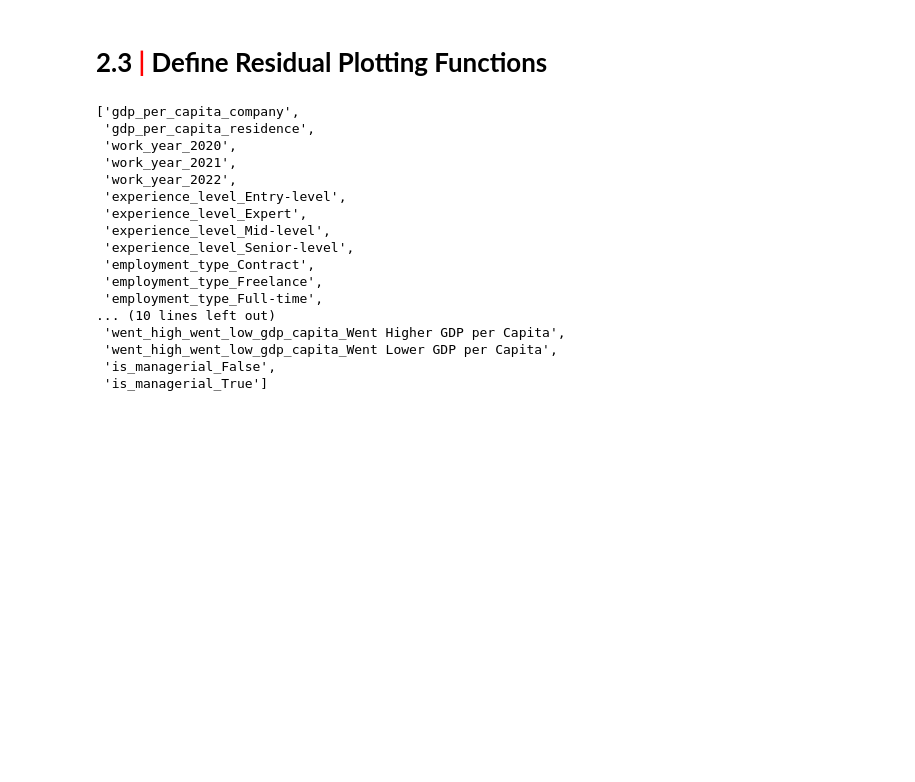
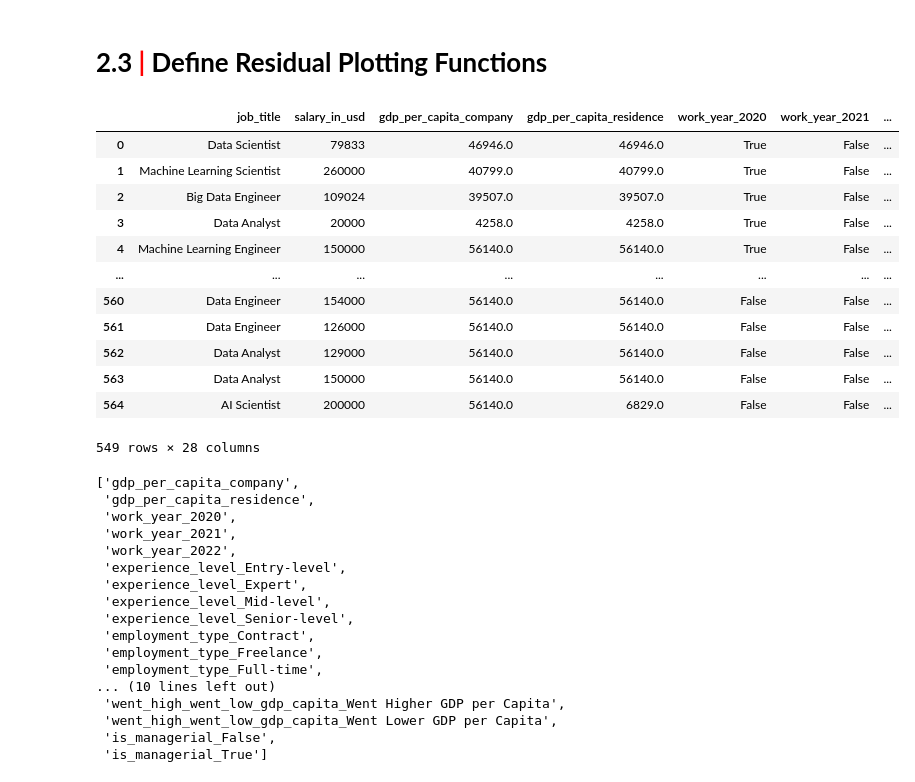
Before and after one commit to Tang-hubert/Mastering_Tuning_10_Regressors_0.5_R2, a Jupyter notebook: scripts/mastering-tuning-10-regressors-0-5-r2.ipynb, the cells around one changed output. Saved outputs shown, nothing was run; the diff lists cells and outputs as text; code cells hidden in the pictures; blank space fills up the shorter version.

```diff
--- a/scripts/mastering-tuning-10-regressors-0-5-r2.ipynb
+++ b/scripts/mastering-tuning-10-regressors-0-5-r2.ipynb
@@ -775,6 +775,22 @@ def get_best_result(df_result):
     df_result_t = df_result[df_result.metric== 'MAE']
     mae_df = df_result_t.loc[df_result_t['test predict score'].idxmin()].to_frame().T
     return pd.concat([r2_df,adjr2_df,mse_df,rmse_df,mae_df])
+# %%
+df3
+# %% [output]
+|  | job_title | salary_in_usd | gdp_per_capita_company | gdp_per_capita_residence | work_year_2020 | work_year_2021 | ... |
+| 0 | Data Scientist | 79833 | 46946.0 | 46946.0 | True | False | ... |
+| 1 | Machine Learning Scientist | 260000 | 40799.0 | 40799.0 | True | False | ... |
+| 2 | Big Data Engineer | 109024 | 39507.0 | 39507.0 | True | False | ... |
+| 3 | Data Analyst | 20000 | 4258.0 | 4258.0 | True | False | ... |
+| 4 | Machine Learning Engineer | 150000 | 56140.0 | 56140.0 | True | False | ... |
+| ... | ... | ... | ... | ... | ... | ... | ... |
+| 560 | Data Engineer | 154000 | 56140.0 | 56140.0 | False | False | ... |
+| 561 | Data Engineer | 126000 | 56140.0 | 56140.0 | False | False | ... |
+| 562 | Data Analyst | 129000 | 56140.0 | 56140.0 | False | False | ... |
+| 563 | Data Analyst | 150000 | 56140.0 | 56140.0 | False | False | ... |
+| 564 | AI Scientist | 200000 | 56140.0 | 6829.0 | False | False | ... |
+549 rows × 28 columns
 # %%
 X = df3.drop('salary_in_usd', axis=1)
 y = df3.salary_in_usd.values
```
Also changed, not shown: parts of 4 cells of this notebook.
